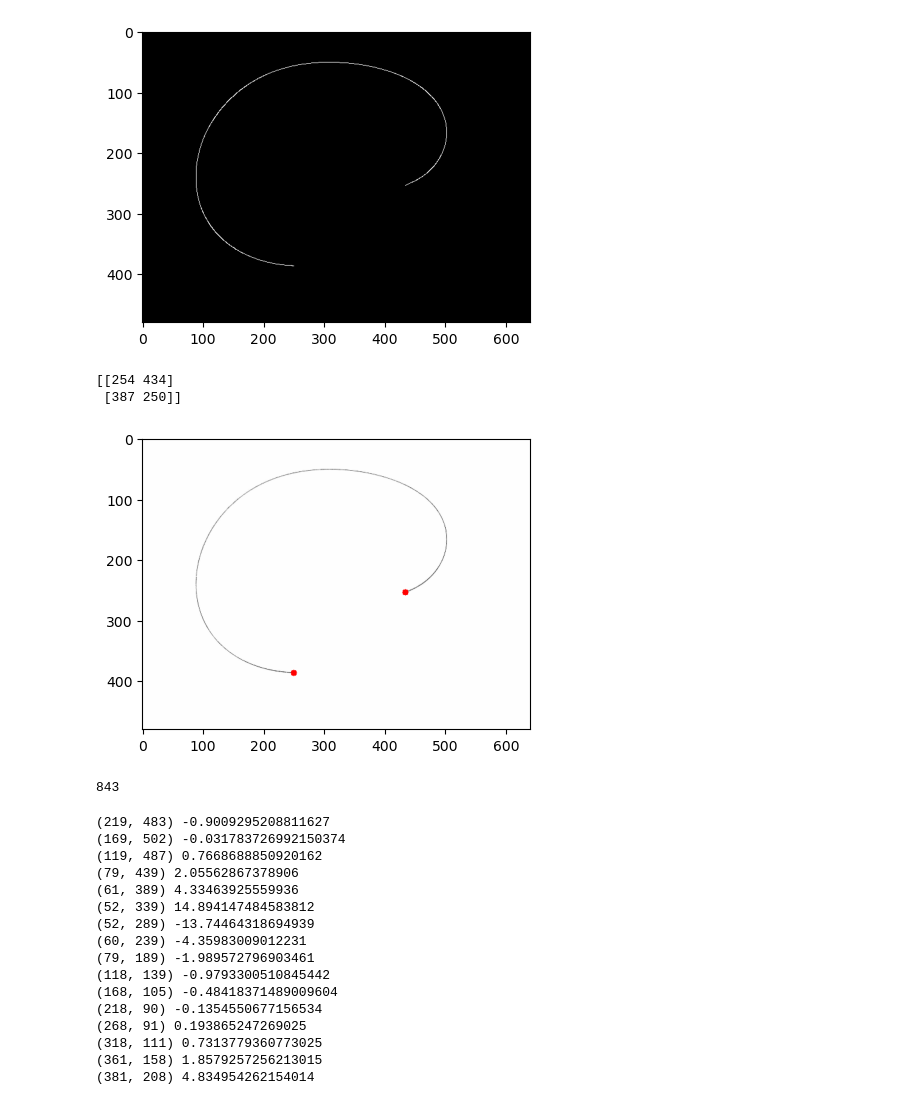
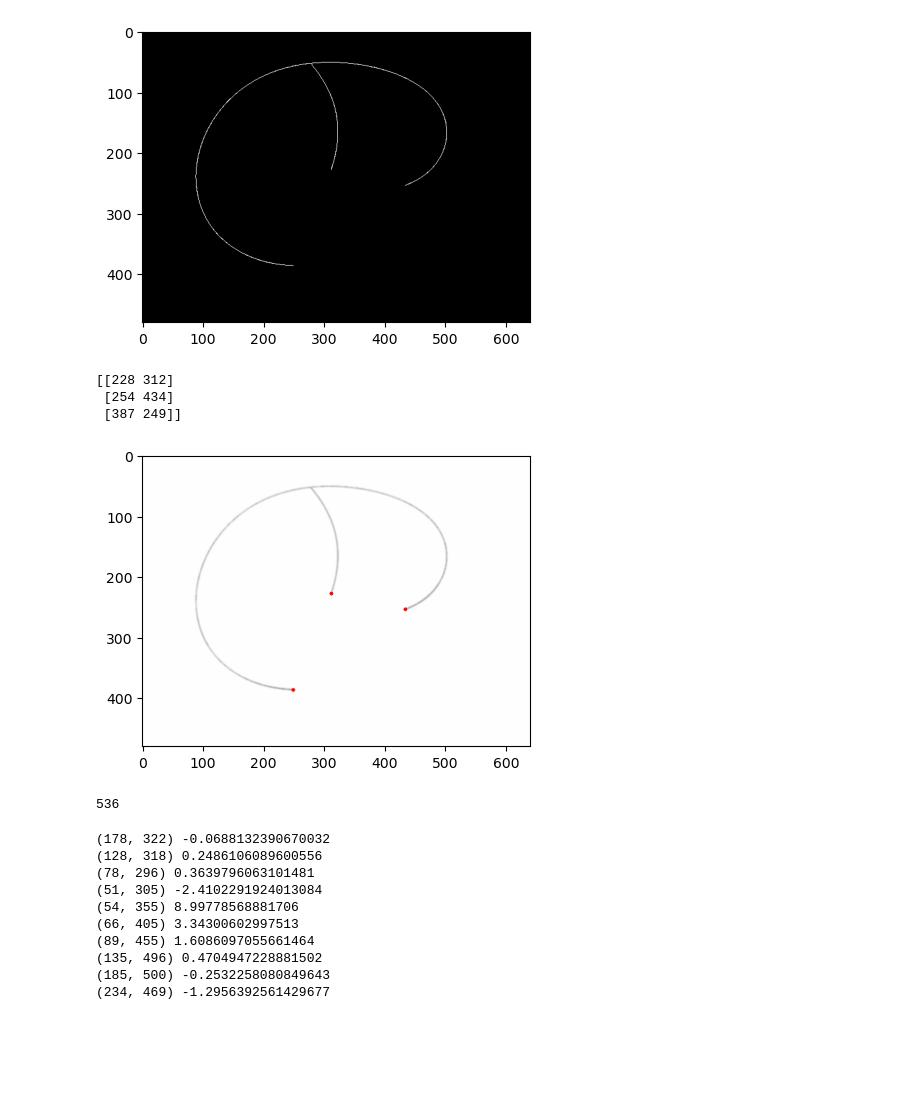
Before and after one commit to gogy717/Python-for-UESTC-ME-Major, a Jupyter notebook: 创新思维与实践/notebooks/second_trial.ipynb, the cells around one changed output. Saved outputs shown, nothing was run; the diff lists cells and outputs as text; code cells hidden in the pictures; blank space fills up the shorter version.

```diff
--- a/创新思维与实践/notebooks/second_trial.ipynb
+++ b/创新思维与实践/notebooks/second_trial.ipynb
@@ -9,6 +9,7 @@ def get_image(image_path: str) -> np.ndarray:
     image = cv2.imread(image_path)
     image = cv2.cvtColor(image, cv2.COLOR_BGR2RGB)
     image = cv2.resize(image, (640, 480))
+    image = cv2.GaussianBlur(image, (5, 5), 0)
     return image
 
 
@@ -140,8 +141,9 @@ def get_path_derivative(path: list, step: int = 10) -> dict:
 
     return derivatives
 # %%
-image = get_image('../images/line.jpg')
+# image = get_image('../images/line.jpg')
 # image = get_image('../images/bold_curve.png')
+image = get_image('../images/branch.jpg')
 # %%
 plt.figure(figsize=(5,5))
 plt.imshow(image)
@@ -161,7 +163,7 @@ plt.imshow(skeleton, cmap='gray')
 # plt.axis('off')
 plt.show()
 # %% [output]
-[figure, old version]
+[figure, new version]
 # %%
 skeleton_points = np.argwhere(skeleton == 255)
 # %%
@@ -170,17 +172,19 @@ end_points = skeleton_endpoints(skeleton)
 # end_point = np.argwhere(end_points == 1)
 print(end_points)
 # %% [output]
-[[254 434]
- [387 250]]
+[[228 312]
+ [254 434]
+ [387 249]]
 # %%
-cv2.circle(image, (end_points[0][1], end_points[0][0]), 5, (255, 0, 0), -1)
-cv2.circle(image, (end_points[1][1], end_points[1][0]), 5, (255, 0, 0), -1)
+for point in end_points:
+    cv2.circle(image, tuple(point[::-1]), 3, (255, 0, 0), -1)
+
 
 plt.figure(figsize=(5,5))
 plt.imshow(image)
 plt.show()
 # %% [output]
-[figure, old version]
+[figure, new version]
 # %%
 path = bfs(skeleton, tuple(end_points[0]), tuple(end_points[1]))
 print(len(path))
@@ -193,29 +197,23 @@ print(len(path))
 # plt.imshow(image)
 # plt.show()
 # %% [output]
-843
+536
 # %%
 dirivative = get_path_derivative(path, step=50)
 
 for k, v in dirivative.items():
     print(k, v)
 # %% [output]
-(219, 483) -0.9009295208811627
-(169, 502) -0.031783726992150374
-(119, 487) 0.7668688850920162
-(79, 439) 2.05562867378906
-(61, 389) 4.33463925559936
-(52, 339) 14.894147484583812
-(52, 289) -13.74464318694939
-(60, 239) -4.35983009012231
-(79, 189) -1.989572796903461
-(118, 139) -0.9793300510845442
-(168, 105) -0.48418371489009604
-(218, 90) -0.1354550677156534
-(268, 91) 0.193865247269025
-(318, 111) 0.7313779360773025
-(361, 158) 1.8579257256213015
-(381, 208) 4.834954262154014
+(178, 322) -0.0688132390670032
+(128, 318) 0.2486106089600556
+(78, 296) 0.3639796063101481
+(51, 305) -2.4102291924013084
+(54, 355) 8.99778568881706
+(66, 405) 3.34300602997513
+(89, 455) 1.6086097055661464
+(135, 496) 0.4704947228881502
+(185, 500) -0.2532258080849643
+(234, 469) -1.2956392561429677
 # %%
 # plot the derivative
 for point, deriv in dirivative.items():
```
Also changed, not shown: parts of 2 cells of this notebook, 3 other files.
